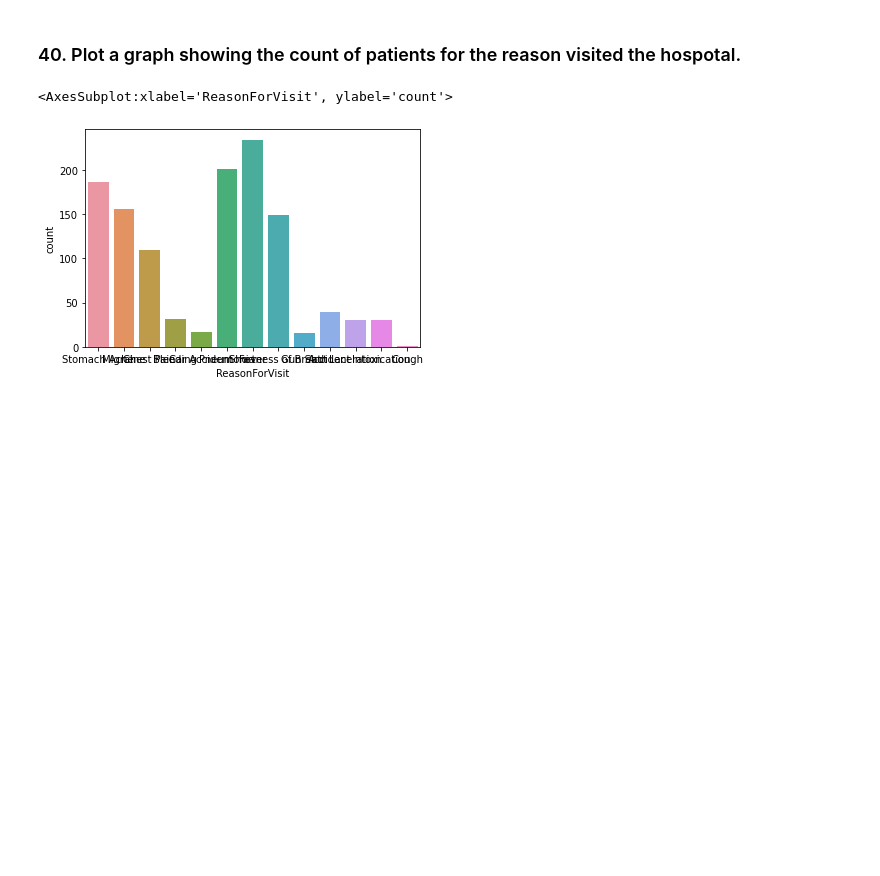
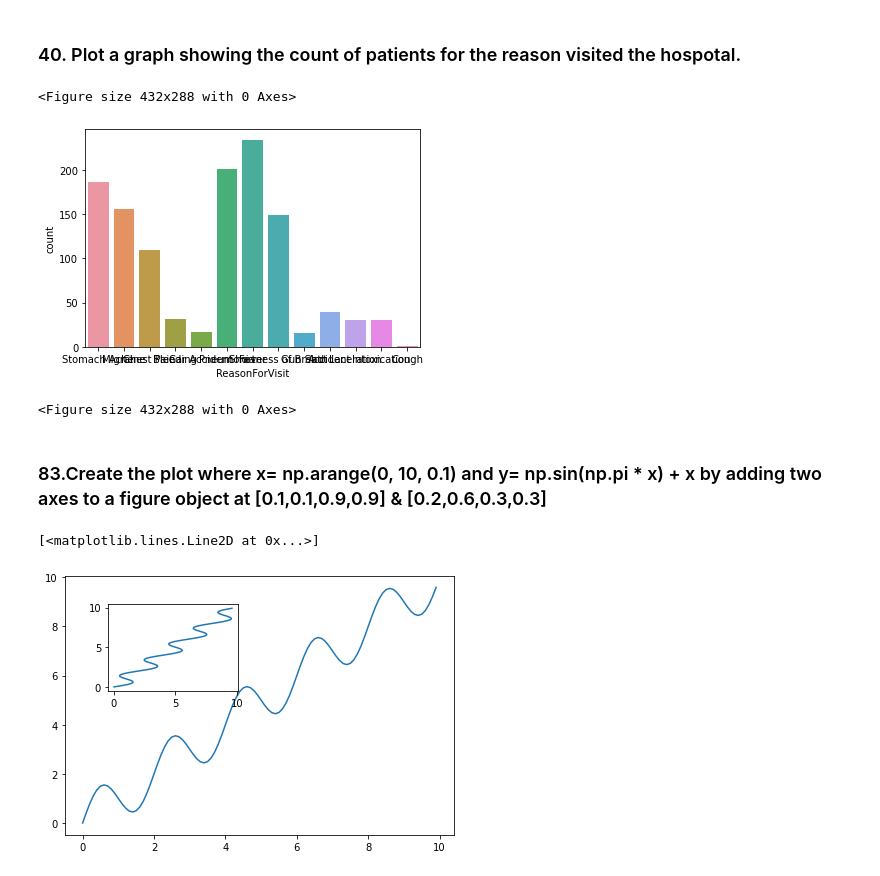
Before and after one commit to sita47/BuddingNinjas_PythonHackathon, a Jupyter notebook: sitapythonhackathon.ipynb, the cells around one changed output. Cells and saved outputs as stored; diff of their text form; code cells hidden in the pictures; blank space fills up the shorter version.

```diff
--- a/sitapythonhackathon.ipynb
+++ b/sitapythonhackathon.ipynb
@@ -414,6 +501,41 @@ print('Uppercase characters:', upper)
 ### 40. Plot a graph showing the count of patients for the reason visited the hospotal.
 # %%
 sns.countplot(x='ReasonForVisit',data=df2)
+plt.figure()
+# Add a legend and informative axis label
+#ax.legend(ncol=2, loc="lower right", frameon=True)
+#ax.set(xlim=(0, 35), ylabel="count",
+#       xlabel="ReasonForVisit")
+#sns.despine(left=True, bottom=True)
 # %% [output]
-<AxesSubplot:xlabel='ReasonForVisit', ylabel='count'>
+<Figure size 432x288 with 0 Axes>
 [figure]
+<Figure size 432x288 with 0 Axes>
+# %% [markdown]
+### 83.Create the plot where x= np.arange(0, 10, 0.1) and y= np.sin(np.pi * x) + x  by adding two axes to a figure object at [0.1,0.1,0.9,0.9] & [0.2,0.6,0.3,0.3]
+# %%
+import matplotlib.pyplot as plt
+import numpy as np
+
+x = np.arange(0, 10, 0.1)
+y = np.sin(np.pi * x) + x
+
+#fig, ax = plt.subplots(1)
+
+#ax.plot(x, y)
+
+ax.set_xlabel("x",fontsize=40)
+
+ax.set_ylabel("y",fontsize=40)
+
+
+fig2=plt.figure()
+
+fig2_main=fig2.add_axes([0.1,0.1,0.9,0.9])
+
+fig2_inset=fig2.add_axes([0.2,0.6,0.3,0.3])
+fig2_main.plot(x,y)
+fig2_inset.plot(y,x)
+# %% [output]
+[<matplotlib.lines.Line2D at 0x...>]
+[figure, added]
```
Also changed, not shown: parts of 29 cells of this notebook, 3 other files.
